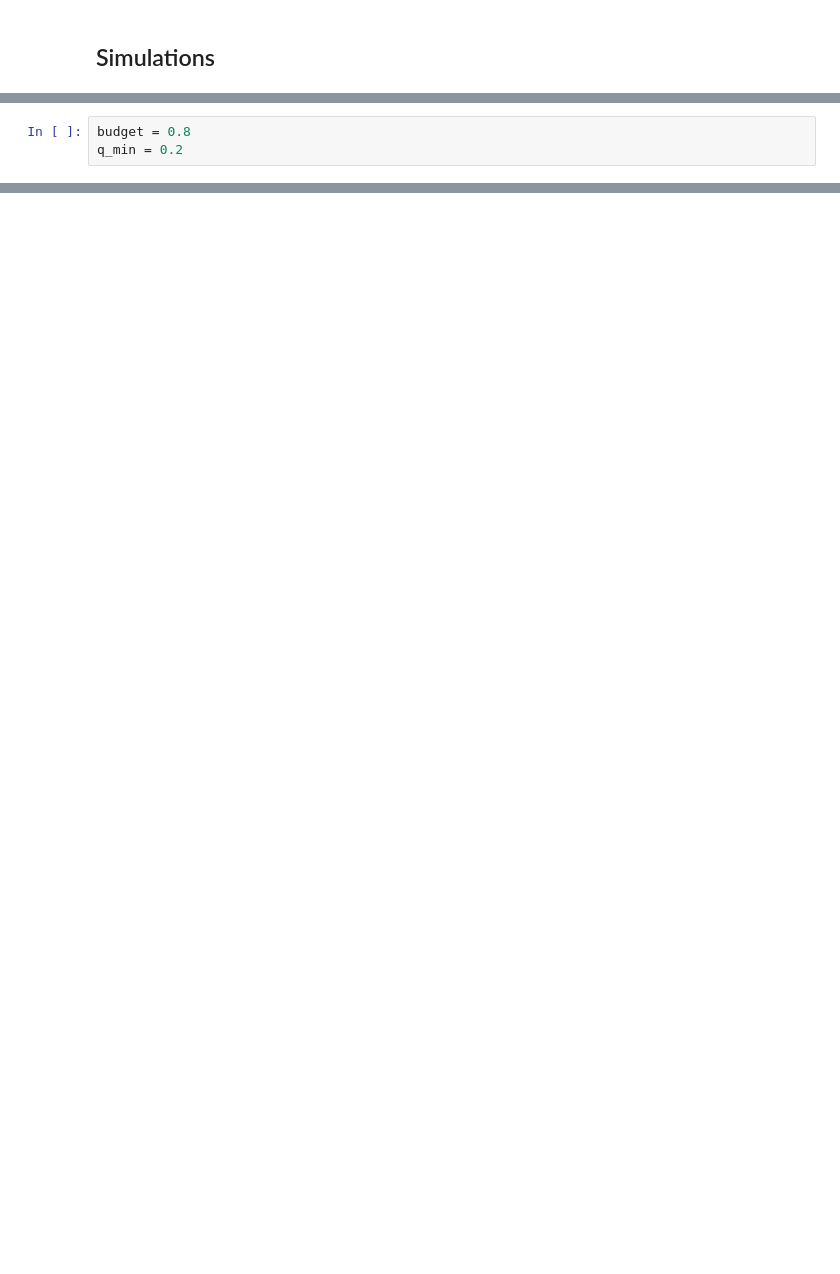
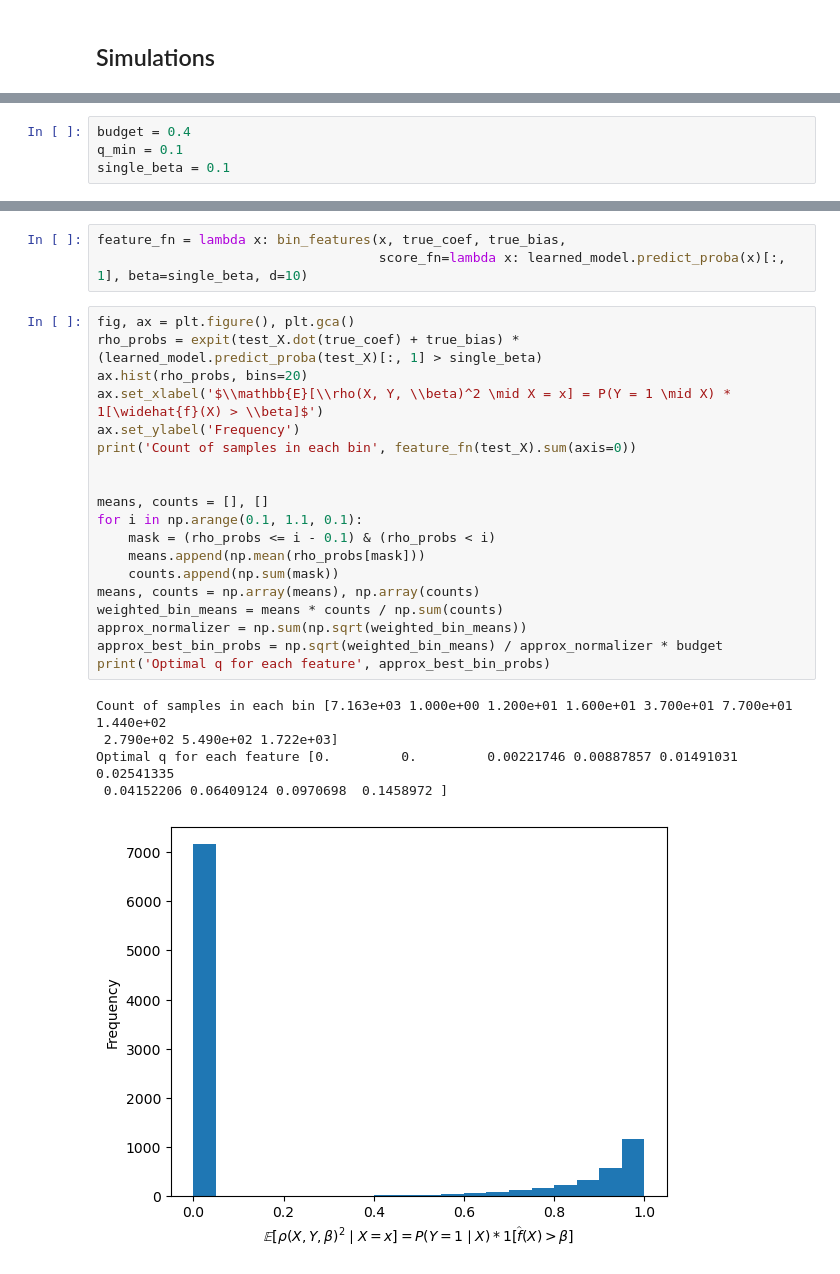
Before and after one commit to neilzxu/active-rcps, a Jupyter notebook: risk_control.ipynb, the cells around one changed output, grey strips where cells are left out. Saved outputs shown, nothing was run; the diff lists cells and outputs as text; blank space fills up the shorter version.

```diff
--- a/risk_control.ipynb
+++ b/risk_control.ipynb
@@ -581,3 +695,4 @@ def active_upper_mart_cs(scores, ys, theta, alpha, budget, model, xs=None, rho=d
 # %%
-budget = 0.8
-q_min = 0.2
+budget = 0.4
+q_min = 0.1
+single_beta = 0.1
@@ -583,0 +746,28 @@ q_min = 0.2
+# %%
+feature_fn = lambda x: bin_features(x, true_coef, true_bias,
+                                    score_fn=lambda x: learned_model.predict_proba(x)[:, 1], beta=single_beta, d=10)
+# %%
+fig, ax = plt.figure(), plt.gca()
+rho_probs = expit(test_X.dot(true_coef) + true_bias) * (learned_model.predict_proba(test_X)[:, 1] > single_beta)
+ax.hist(rho_probs, bins=20)
+ax.set_xlabel('$\\mathbb{E}[\\rho(X, Y, \\beta)^2 \mid X = x] = P(Y = 1 \mid X) * 1[\widehat{f}(X) > \\beta]$')
+ax.set_ylabel('Frequency')
+print('Count of samples in each bin', feature_fn(test_X).sum(axis=0))
+
+
+means, counts = [], []
+for i in np.arange(0.1, 1.1, 0.1):
+    mask = (rho_probs <= i - 0.1) & (rho_probs < i)
+    means.append(np.mean(rho_probs[mask]))
+    counts.append(np.sum(mask))
+means, counts = np.array(means), np.array(counts)
+weighted_bin_means = means * counts / np.sum(counts)
+approx_normalizer = np.sum(np.sqrt(weighted_bin_means))
+approx_best_bin_probs = np.sqrt(weighted_bin_means) / approx_normalizer * budget
+print('Optimal q for each feature', approx_best_bin_probs)
+# %% [output]
+Count of samples in each bin [7.163e+03 1.000e+00 1.200e+01 1.600e+01 3.700e+01 7.700e+01 1.440e+02
+ 2.790e+02 5.490e+02 1.722e+03]
+Optimal q for each feature [0.         0.         0.00221746 0.00887857 0.01491031 0.02541335
+ 0.04152206 0.06409124 0.0970698  0.1458972 ]
+[figure, added]
```
Also changed, not shown: parts of 27 cells of this notebook, 3 other files.
